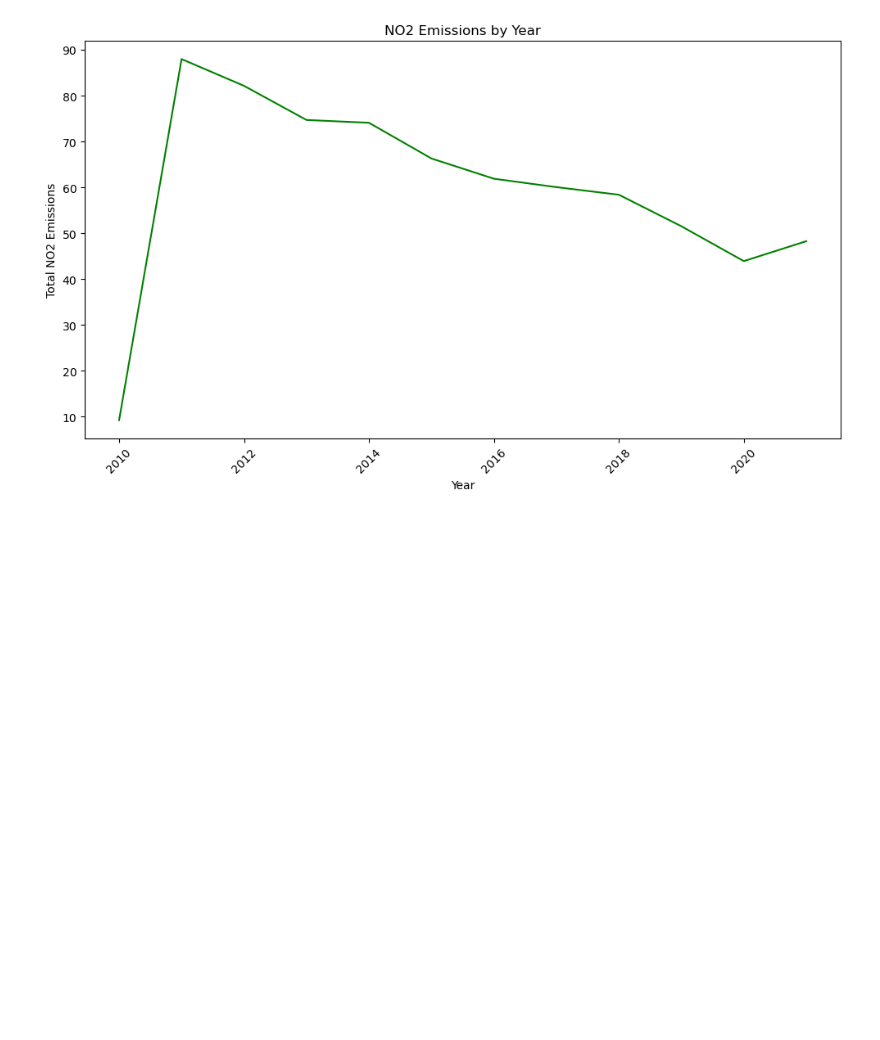
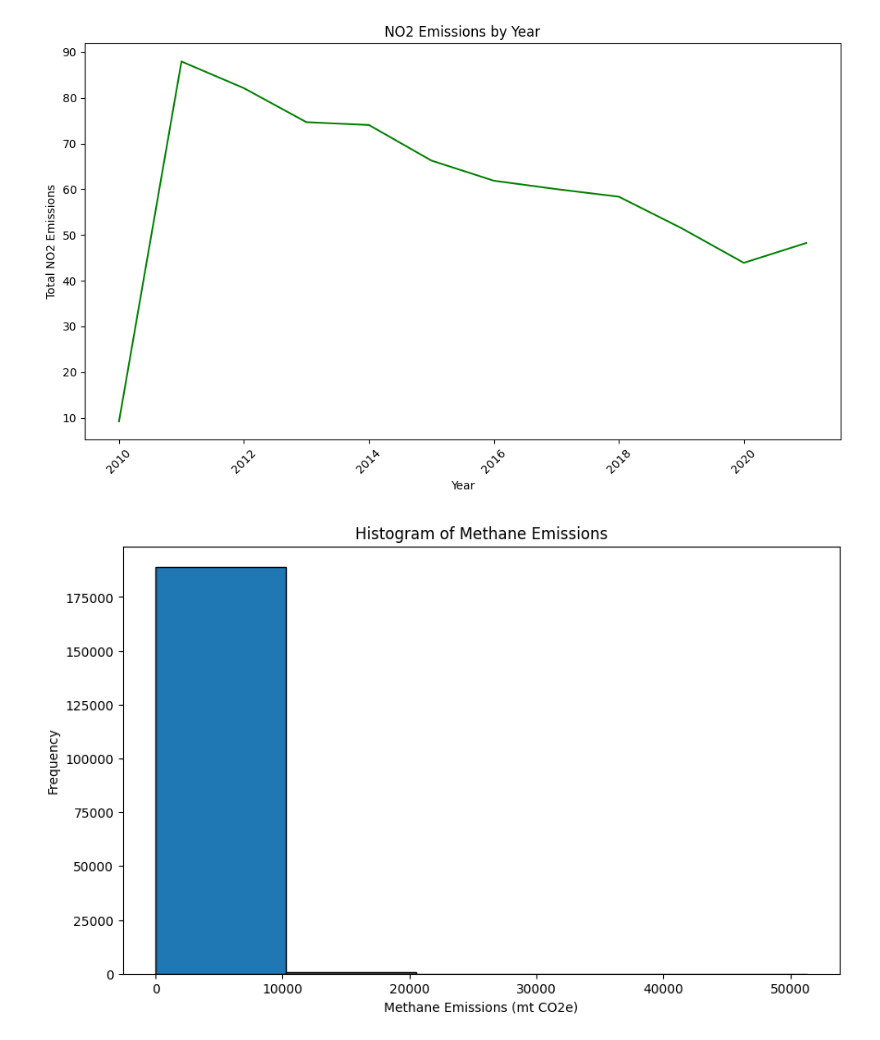
Before and after one commit to bhansea/SustainabilityMQP, a Jupyter notebook: FuelEmissionsSP.ipynb, the cells around one changed output. Drawn from its saved outputs; the diff is of its cells as text; code cells hidden in the pictures; blank space fills up the shorter version.

Commit message:
added histograms and boxplots

```diff
--- a/FuelEmissionsSP.ipynb
+++ b/FuelEmissionsSP.ipynb
@@ -380,3 +380,12 @@ plt.show()
 10  2020            43.905499
 11  2021            48.252108
 [figure]
+# %%
+plt.figure(figsize=(10, 6))
+plt.hist(data['Fuel Methane (CH4) emissions (mt CO2e)'], bins=5, edgecolor='k')
+plt.title('Histogram of Methane Emissions')
+plt.xlabel('Methane Emissions (mt CO2e)')
+plt.ylabel('Frequency')
+plt.show()
+# %% [output]
+[figure, added]
```
Also changed, not shown: parts of 5 cells of this notebook.
